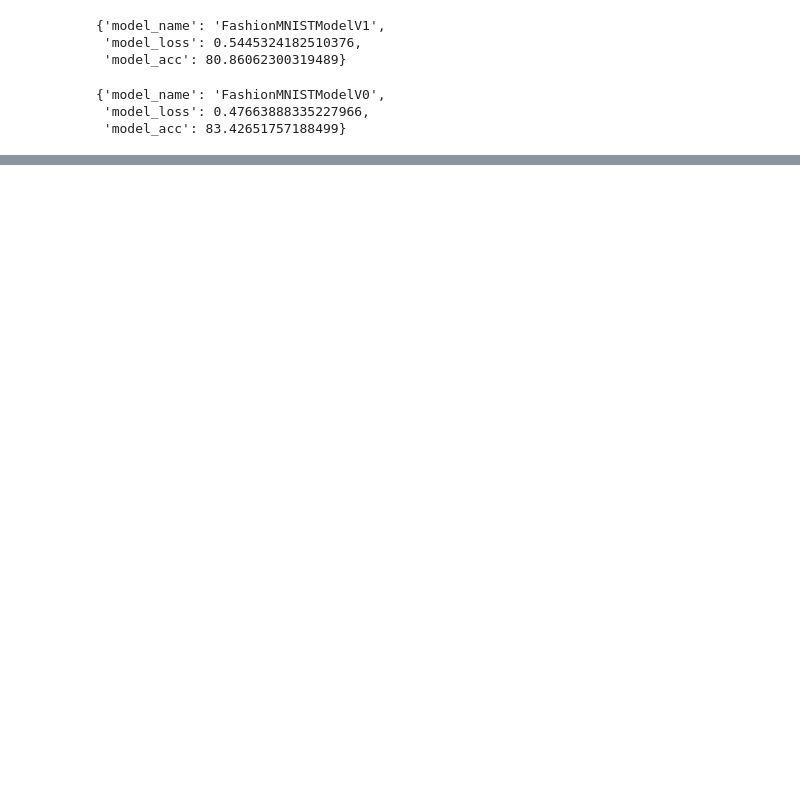
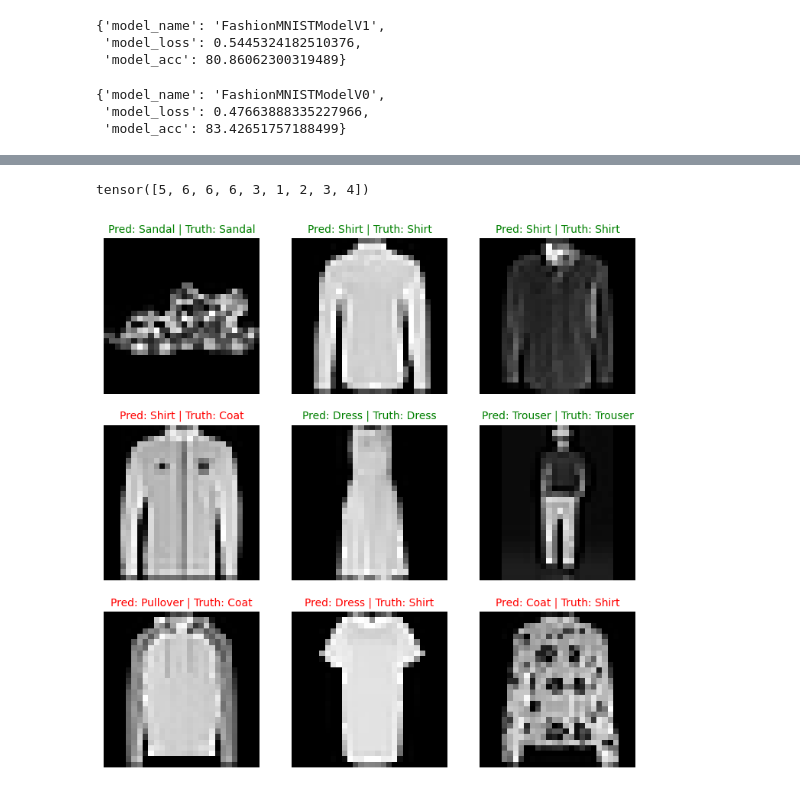
Before and after one commit to sahilyousafp/Machine-Learning-Pytorch, a Jupyter notebook: Neural Network and Computer vsion/03_ComputerVision_with_Pytorch.ipynb, the cells around one changed output, grey strips where cells are left out. Saved outputs shown, nothing was run; the diff lists cells and outputs as text; code cells hidden in the pictures; blank space fills up the shorter version.

```diff
--- a/Neural Network and Computer vsion/03_ComputerVision_with_Pytorch.ipynb
+++ b/Neural Network and Computer vsion/03_ComputerVision_with_Pytorch.ipynb
@@ -728,0 +1096,5 @@ model_0_results
+# %%
+#Make predictions
+pred_probs = make_predictions(model = model_2,
+                              data = test_samples)
+pred_probs
@@ -728,0 +1120,34 @@ model_0_results
+# %%
+#Convert predition probabilities into labels
+pred_classes = torch.argmax(pred_probs, dim = 1)
+pred_classes
+# %% [output]
+tensor([5, 6, 6, 6, 3, 1, 2, 3, 4])
+# %%
+# Plot the predictions
+plt.figure(figsize = (9, 9))
+n_rows, n_cols = 3, 3
+for i, sample in enumerate(test_samples):
+  #create subplot to go through each case
+  plt.subplot(n_rows, n_cols, i+1)
+  #Plot the image
+  plt.imshow(sample.squeeze(), cmap = 'gray')
+
+  #Find the prediciton label as human readavle and not a tensor
+  pred_label = class_names[pred_classes[i]]
+
+  #Get the truth label
+  truth_label = class_names[test_labels[i]]
+
+  #Create the title
+  title_text = f'Pred: {pred_label} | Truth: {truth_label}'
+
+  #Check for equality
+  if pred_label == truth_label:
+    plt.title(title_text, fontsize = 10, color = 'green')
+  else:
+    plt.title(title_text, fontsize = 10, color = 'red')
+
+  plt.axis(False)
+# %% [output]
+[figure, added]
```
Also changed, not shown: parts of 47 cells of this notebook.
